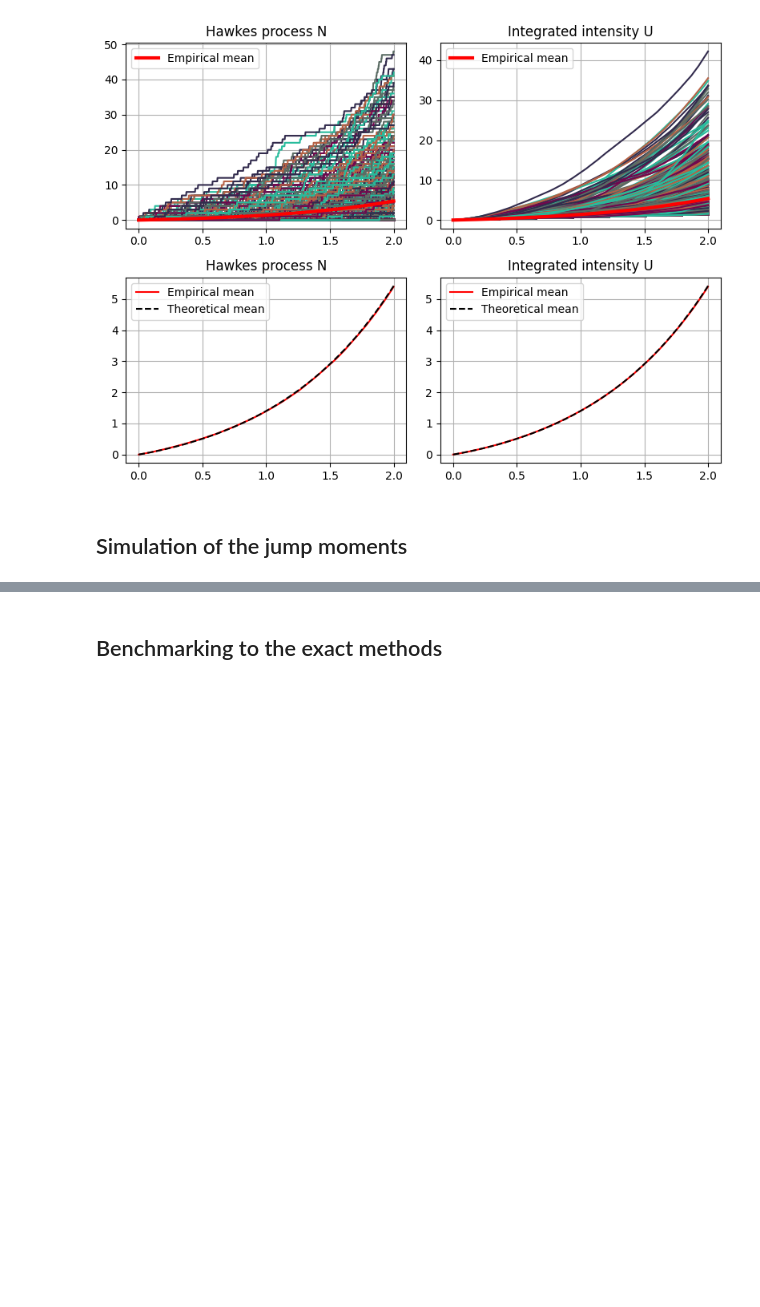
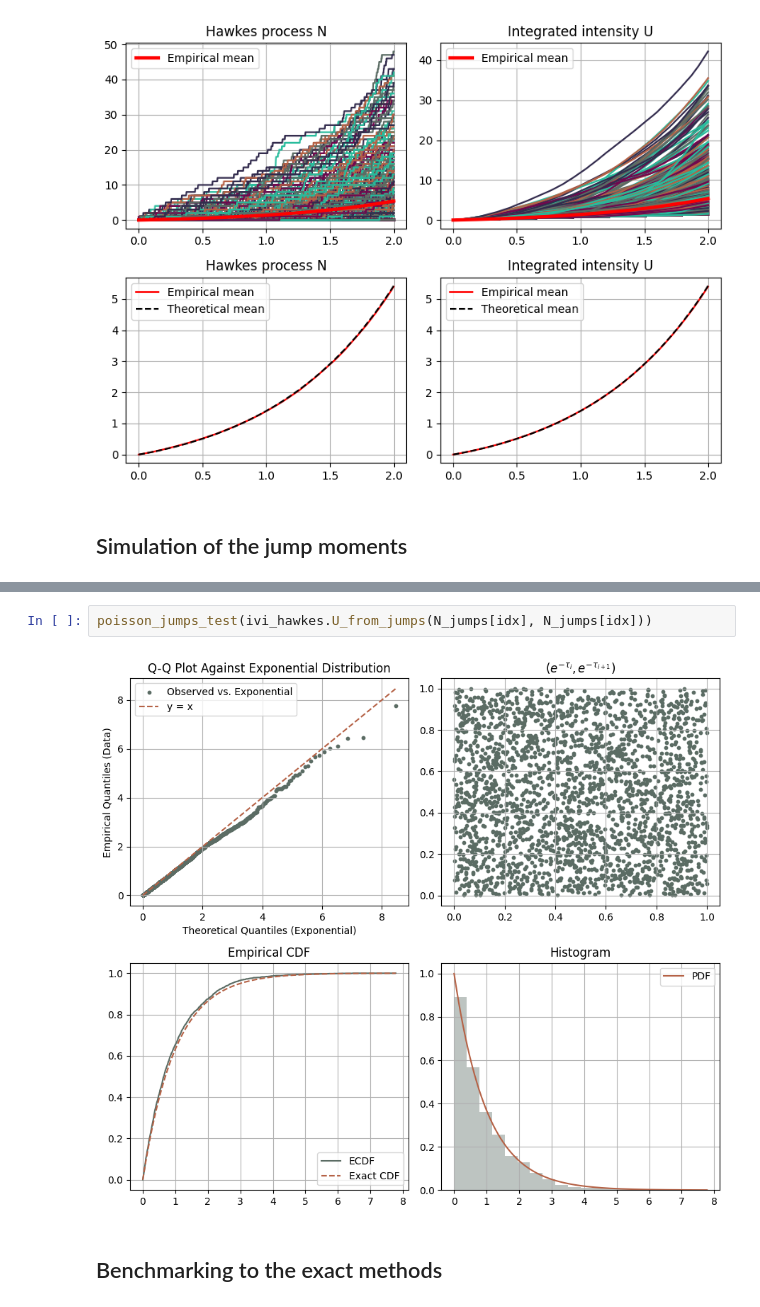
Before and after one commit to MrG1raffe/volterra_hawkes, a Jupyter notebook: notebooks/iVi_Hawkes_simulation.ipynb, the cells around one changed output, grey strips where cells are left out. Saved outputs shown, nothing was run; the diff lists cells and outputs as text; blank space fills up the shorter version.

```diff
--- a/notebooks/iVi_Hawkes_simulation.ipynb
+++ b/notebooks/iVi_Hawkes_simulation.ipynb
@@ -297,2 +313,6 @@ plt.show()
+# %%
+poisson_jumps_test(ivi_hawkes.U_from_jumps(N_jumps[idx], N_jumps[idx]))
+# %% [output]
+[figure, added]
 # %% [markdown]
 ## Benchmarking to the exact methods
```
Also changed, not shown: parts of 22 cells of this notebook, 4 other files.
